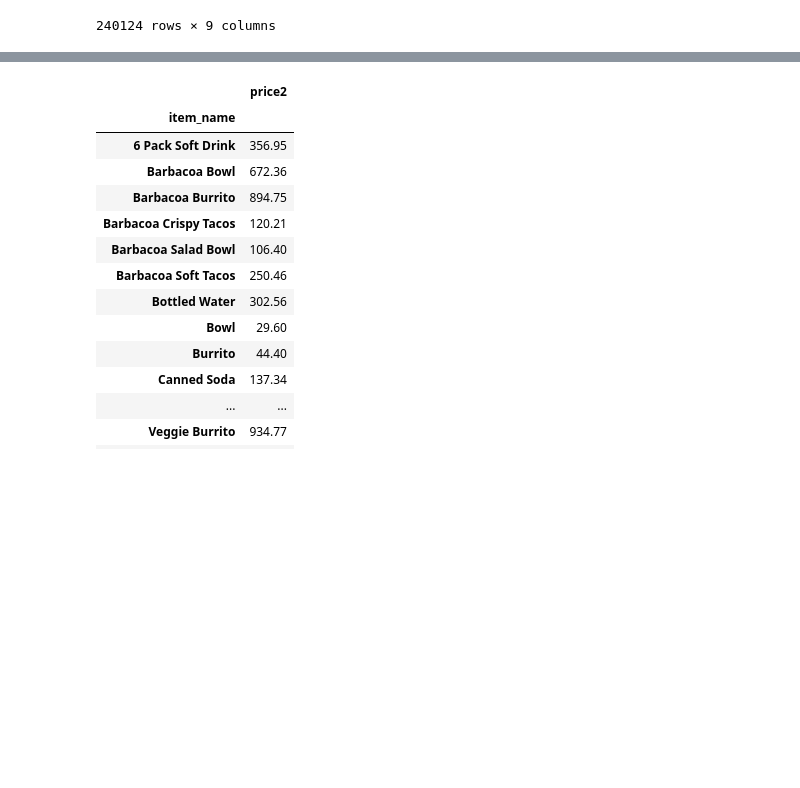
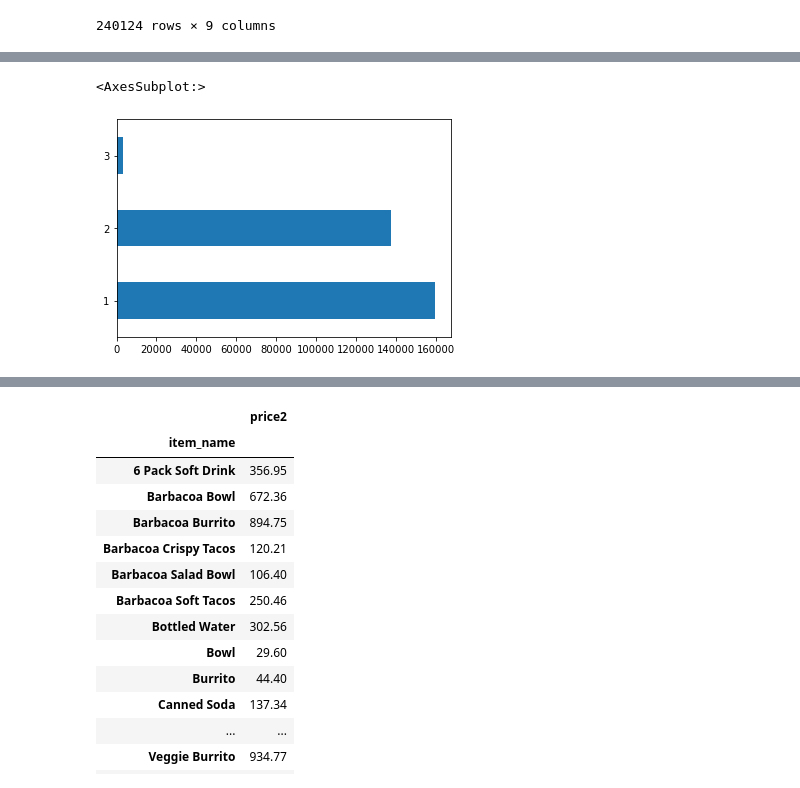
Before and after one commit to ljackson707/numpy-pandas-visualization-exercises, a Jupyter notebook: advanced_dataframes.ipynb, the cells around one changed output, grey strips where cells are left out. Cells and saved outputs as stored; diff of their text form; code cells hidden in the pictures; blank space fills up the shorter version.

```diff
--- a/advanced_dataframes.ipynb
+++ b/advanced_dataframes.ipynb
@@ -247,5 +296,15 @@ new_df
 240124 rows × 9 columns
 # %%
 #G) Visualize how frequently employees change titles.
-titles.groupby("emp_no").title.count().plot.bar()
+sql = '''
+Select *
+From titles
+join employees using(emp_no)
+'''
+titles = pd.read_sql(sql, url)
+dept_tite = titles.groupby("title").emp_no.count()
+dept_tite
+
+new_df= pd.merge(employees, titles)
+new_df
 # %% [output]
@@ -254,2 +324,9 @@ KeyboardInterrupt:
+# %%
+new_df.groupby('emp_no').title.count().value_counts().plot.barh()
+# The most common is no change to title while the second most common is to have two titles
+# while three titles is rare in frequency
+# %% [output]
+<AxesSubplot:>
+[figure, added]
 # %%
 #H) For each title, find the hire date of the employee that was hired most recently with that title.
```
Also changed, not shown: parts of 35 cells of this notebook.
